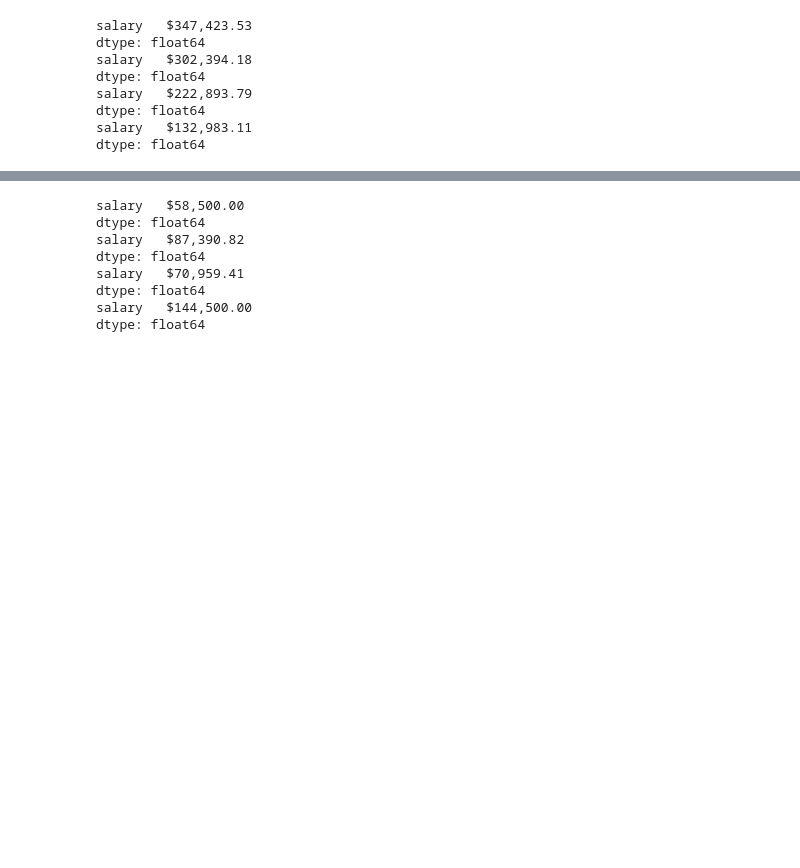
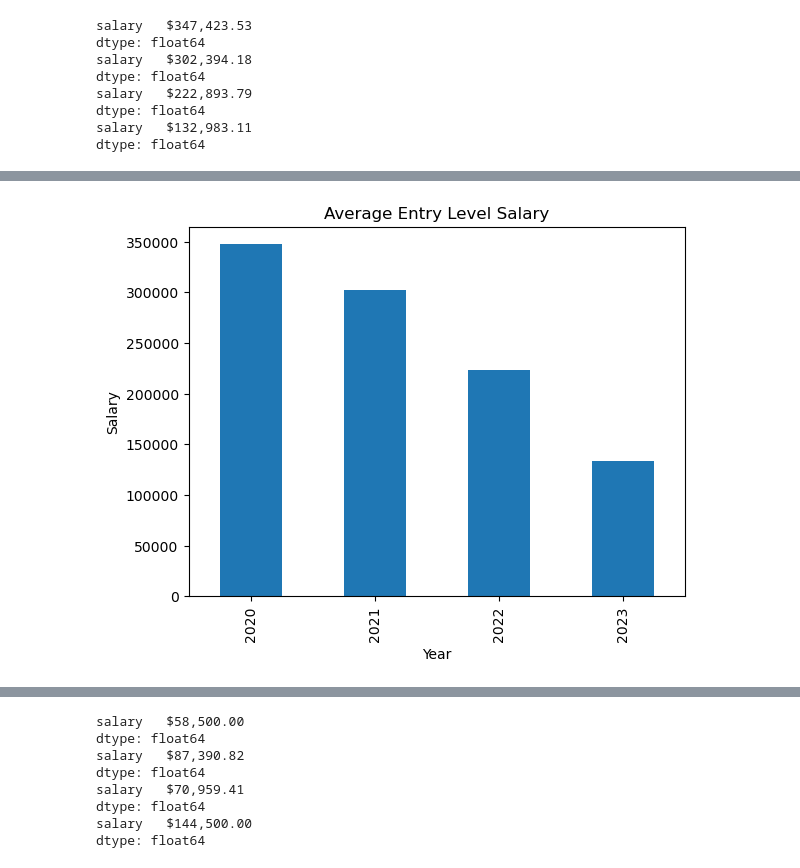
Before and after one commit to christian-a-smith/project-1, a Jupyter notebook: Trends-over-3-years.ipynb, the cells around one changed output, grey strips where cells are left out. Saved outputs shown, nothing was run; the diff lists cells and outputs as text; code cells hidden in the pictures; blank space fills up the shorter version.

```diff
--- a/Trends-over-3-years.ipynb
+++ b/Trends-over-3-years.ipynb
@@ -115,3 +134,10 @@ salary   $222,893.79
 dtype: float64
 salary   $132,983.11
 dtype: float64
+# %%
+average_entry_salary_df = pd.DataFrame({"2020":average_entry_2020,
+                                   "2021":average_entry_2021,
+                                   "2022":average_entry_2022,
+                                   "2023":average_entry_2023}).T
+average_entry_salary_df=average_entry_salary_df.rename(columns={"salary":"Average Entry Level Salary"})
+average_entry_salary_df
@@ -118,3 +150,9 @@ dtype: float64
+# %%
+average_entry_salary_df.plot.bar(xlabel="Year",ylabel="Salary",legend=False,title="Average Entry Level Salary")
+plt.savefig("Output/Average_Entry_Level_Salary.jpeg")
+plt.show()
+# %% [output]
+[figure, added]
 # %%
 #filter out the outliers for the 4 most popular job titles in each year
 #Create list to iterate through for function filtering
```
Also changed, not shown: parts of 3 cells of this notebook, 2 other files.
